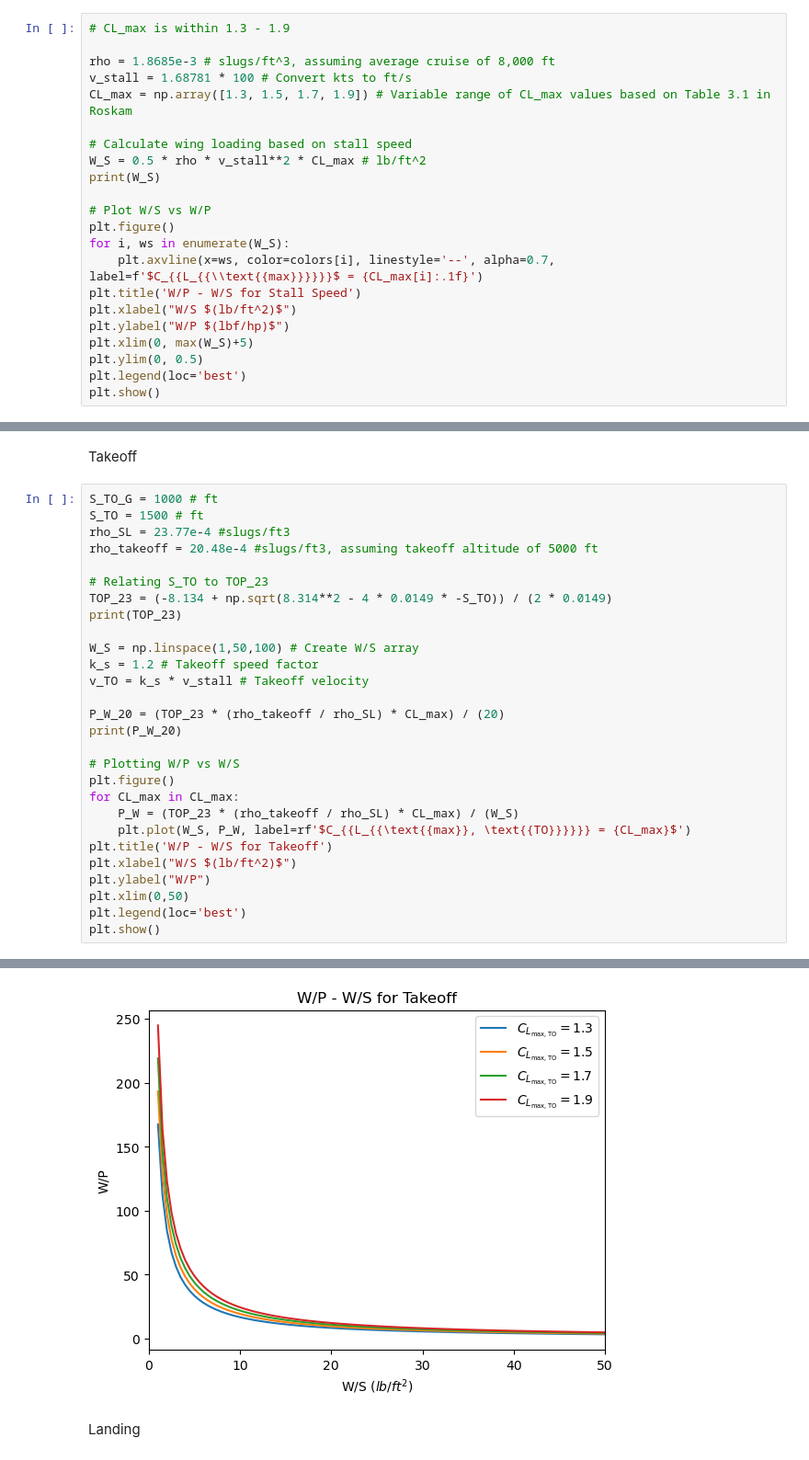
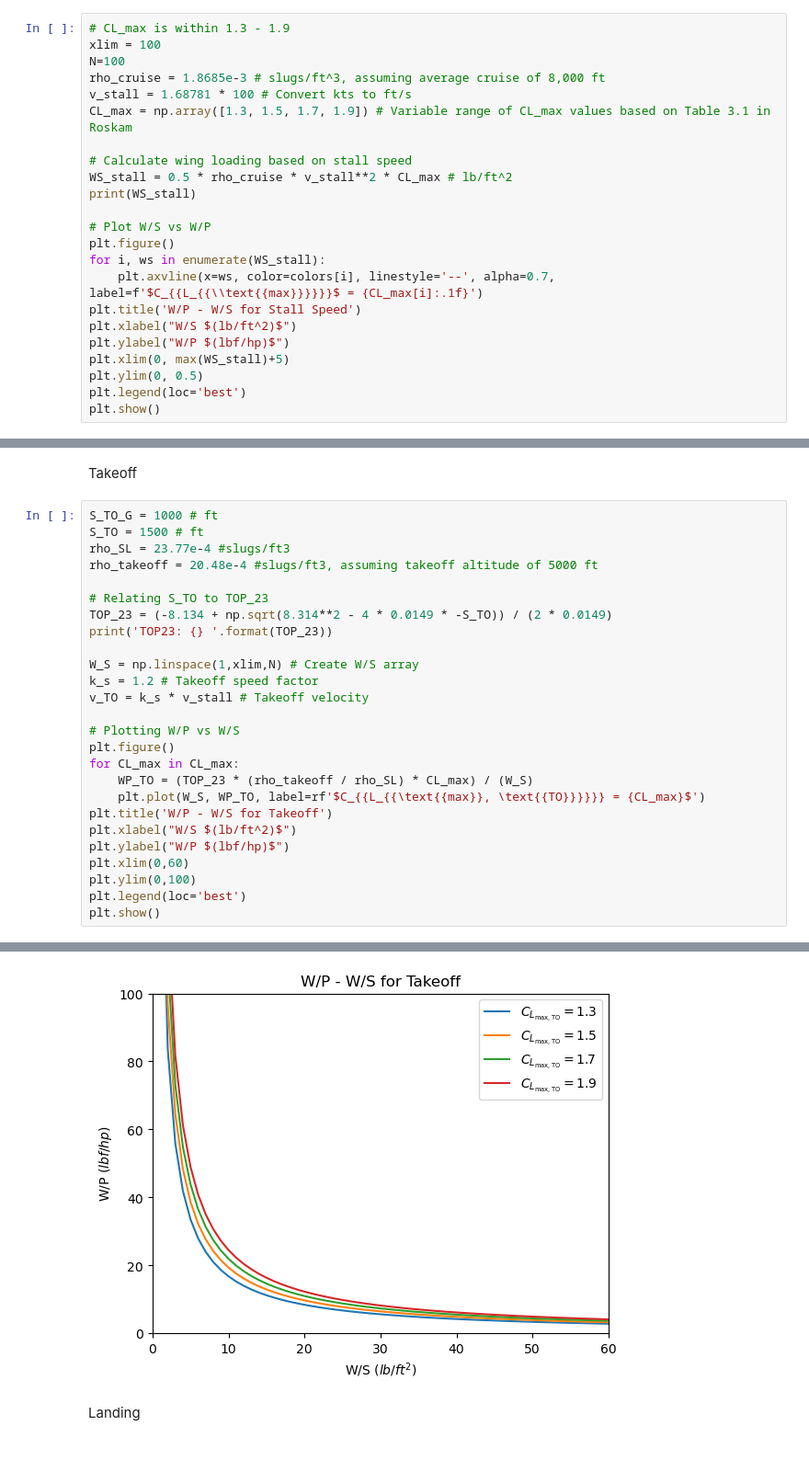
Before and after one commit to confuzionn/Demeters_Wings, a Jupyter notebook: Preliminary Sizing.ipynb, the cells around one changed output, grey strips where cells are left out. Shown at 92% size. Saved outputs shown, nothing was run; the diff lists cells and outputs as text.

Commit message:
SIZING CHART DONE

```diff
--- a/Preliminary Sizing.ipynb
+++ b/Preliminary Sizing.ipynb
@@ -8,23 +8,24 @@ colors = sns.color_palette()
 Stall Speed
 # %%
 # CL_max is within 1.3 - 1.9
-
-rho = 1.8685e-3 # slugs/ft^3, assuming average cruise of 8,000 ft
+xlim = 100
+N=100
+rho_cruise = 1.8685e-3 # slugs/ft^3, assuming average cruise of 8,000 ft
 v_stall = 1.68781 * 100 # Convert kts to ft/s
 CL_max = np.array([1.3, 1.5, 1.7, 1.9]) # Variable range of CL_max values based on Table 3.1 in Roskam
 
 # Calculate wing loading based on stall speed
-W_S = 0.5 * rho * v_stall**2 * CL_max # lb/ft^2
-print(W_S)
+WS_stall = 0.5 * rho_cruise * v_stall**2 * CL_max # lb/ft^2
+print(WS_stall)
 
 # Plot W/S vs W/P
 plt.figure()
-for i, ws in enumerate(W_S):
+for i, ws in enumerate(WS_stall):
     plt.axvline(x=ws, color=colors[i], linestyle='--', alpha=0.7, label=f'$C_{{L_{{\\text{{max}}}}}}$ = {CL_max[i]:.1f}')
 plt.title('W/P - W/S for Stall Speed')
 plt.xlabel("W/S $(lb/ft^2)$")
 plt.ylabel("W/P $(lbf/hp)$")
-plt.xlim(0, max(W_S)+5)
+plt.xlim(0, max(WS_stall)+5)
 plt.ylim(0, 0.5)
 plt.legend(loc='best')
 plt.show()
@@ -41,24 +42,22 @@ rho_takeoff = 20.48e-4 #slugs/ft3, assuming takeoff altitude of 5000 ft
 
 # Relating S_TO to TOP_23
 TOP_23 = (-8.134 + np.sqrt(8.314**2 - 4 * 0.0149 * -S_TO)) / (2 * 0.0149)
-print(TOP_23)
+print('TOP23: {} '.format(TOP_23))
 
-W_S = np.linspace(1,50,100) # Create W/S array
+W_S = np.linspace(1,xlim,N) # Create W/S array
 k_s = 1.2 # Takeoff speed factor
 v_TO = k_s * v_stall # Takeoff velocity
-
-P_W_20 = (TOP_23 * (rho_takeoff / rho_SL) * CL_max) / (20)
-print(P_W_20)
 
 # Plotting W/P vs W/S
 plt.figure()
 for CL_max in CL_max:
-    P_W = (TOP_23 * (rho_takeoff / rho_SL) * CL_max) / (W_S)
-    plt.plot(W_S, P_W, label=rf'$C_{{L_{{\text{{max}}, \text{{TO}}}}}} = {CL_max}$')
+    WP_TO = (TOP_23 * (rho_takeoff / rho_SL) * CL_max) / (W_S)
+    plt.plot(W_S, WP_TO, label=rf'$C_{{L_{{\text{{max}}, \text{{TO}}}}}} = {CL_max}$')
 plt.title('W/P - W/S for Takeoff')
 plt.xlabel("W/S $(lb/ft^2)$")
-plt.ylabel("W/P")
-plt.xlim(0,50)
+plt.ylabel("W/P $(lbf/hp)$")
+plt.xlim(0,60)
+plt.ylim(0,100)
 plt.legend(loc='best')
 plt.show()
 # %% [output]
@@ -67,4 +65,4 @@ plt.show()
-[figure, old version]
+[figure, new version]
 # %% [markdown]
 Landing
 # %%
```
Also changed, not shown: parts of 9 cells of this notebook.
